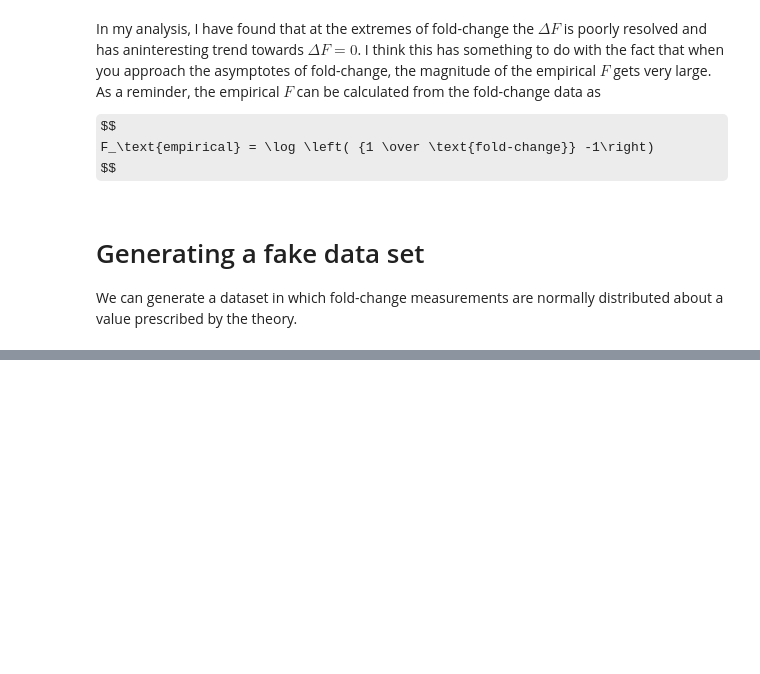
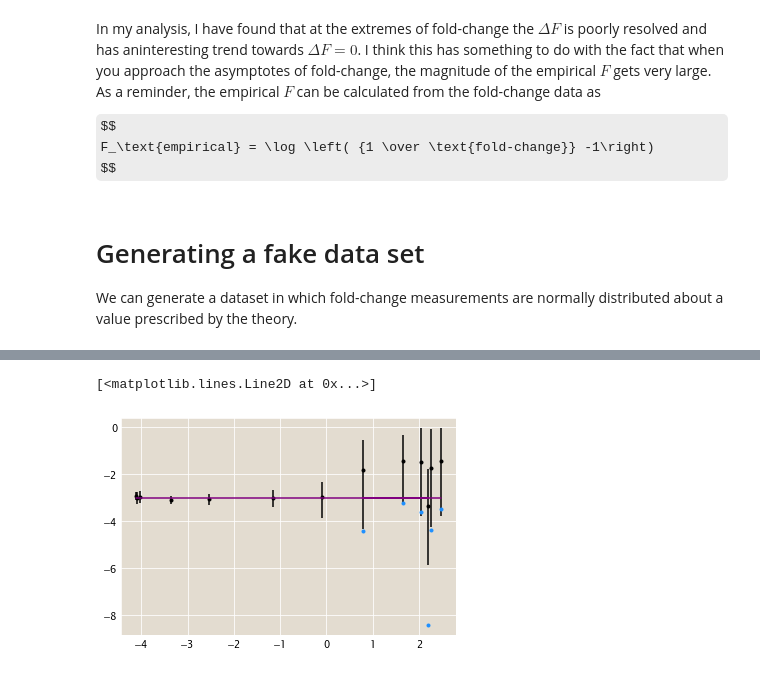
Before and after one commit to RPGroup-PBoC/mwc_mutants, a Jupyter notebook: code/analysis/Exploring_fc_error.ipynb, the cells around one changed output, grey strips where cells are left out. Cells and saved outputs as stored; diff of their text form; code cells hidden in the pictures; some formulas as TeX source; blank space fills up the shorter version.

```diff
--- a/code/analysis/Exploring_fc_error.ipynb
+++ b/code/analysis/Exploring_fc_error.ipynb
@@ -111,0 +112,12 @@ plt.plot(true_bohr[idx2],dF['median'].values[idx2], '.', color='dodgerblue')
+# %%
+# max_ind =  np.max(np.where(_fc_mu < fc_sigma))
+# min_ind = np.min(np.where((1 - _fc_mu < fc_sigma)))
+
+plt.plot(true_bohr, dF['median'], 'k.')
+plt.vlines(true_bohr, dF['hpd_min'], dF['hpd_max'], 'k')
+# plt.plot(true_bohr[idx], dF['median']  - dF['median'][idx] * bohr[idx]/-np.log(fc_sigma[idx]**-1 -1), '.', color='dodgerblue')
+plt.plot(true_bohr[idx2], dF['median'][idx2] - np.sign(dF['median'][idx2]) * dF['median'][idx2] * bohr[idx2]/np.log(fc_sigma[idx2]**-1 -1), '.', color='dodgerblue')
+plt.plot(true_bohr, true_bohr - mut_bohr, '-', color='purple')
+# %% [output]
+[<matplotlib.lines.Line2D at 0x...>]
+[figure, added]
```
Also changed, not shown: parts of 28 cells of this notebook, 2 other files.
